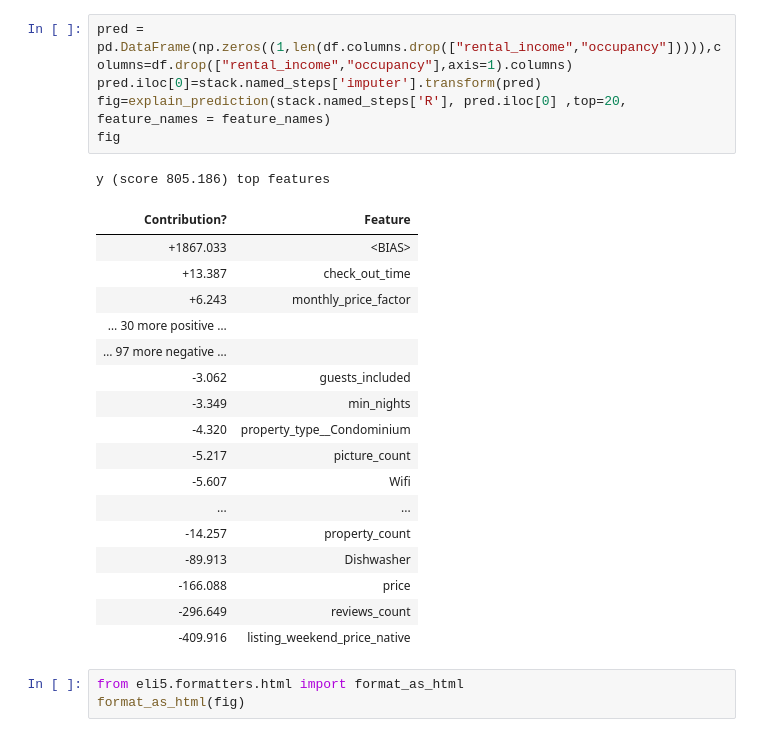
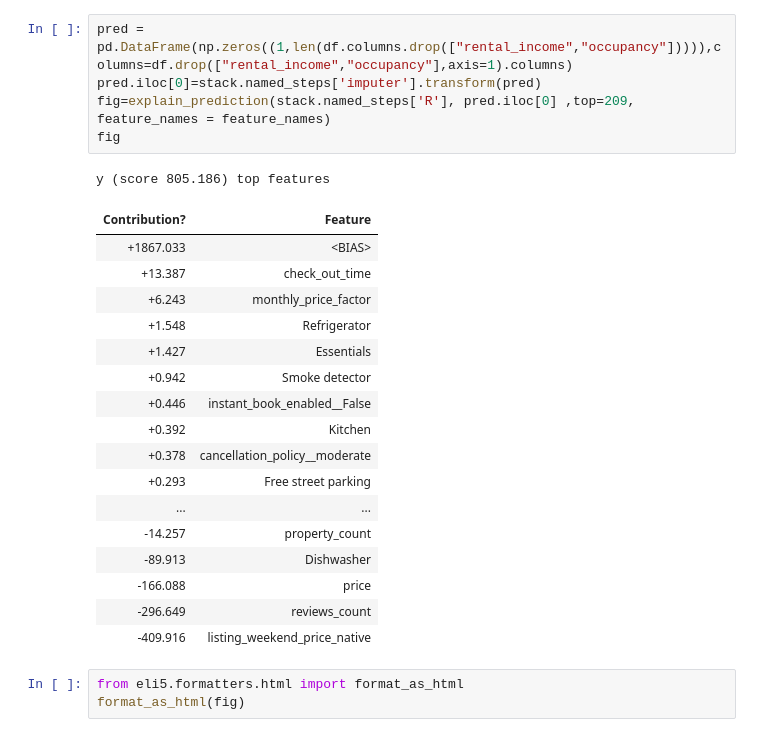
Before and after one commit to npschweizer/Amenity_Valuation, a Jupyter notebook: sample_plots.ipynb, the cells around one changed output. Saved outputs shown, nothing was run; the diff lists cells and outputs as text.

```diff
--- a/sample_plots.ipynb
+++ b/sample_plots.ipynb
@@ -56,21 +48,21 @@ explain_weights(stack.named_steps['R'], top=20, feature_names=feature_names)
 # %%
 pred = pd.DataFrame(np.zeros((1,len(df.columns.drop(["rental_income","occupancy"])))),columns=df.drop(["rental_income","occupancy"],axis=1).columns)
 pred.iloc[0]=stack.named_steps['imputer'].transform(pred)
-fig=explain_prediction(stack.named_steps['R'], pred.iloc[0] ,top=20, feature_names = feature_names)
+fig=explain_prediction(stack.named_steps['R'], pred.iloc[0] ,top=209, feature_names = feature_names)
 fig
 # %% [output]
 y (score 805.186) top features
 | Contribution? | Feature |
 | +1867.033 | <BIAS> |
 | +13.387 | check_out_time |
 | +6.243 | monthly_price_factor |
-| … 30 more positive … |  |
-| … 97 more negative … |  |
-| -3.062 | guests_included |
-| -3.349 | min_nights |
-| -4.320 | property_type__Condominium |
-| -5.217 | picture_count |
-| -5.607 | Wifi |
+| +1.548 | Refrigerator |
+| +1.427 | Essentials |
+| +0.942 | Smoke detector |
+| +0.446 | instant_book_enabled__False |
+| +0.392 | Kitchen |
+| +0.378 | cancellation_policy__moderate |
+| +0.293 | Free street parking |
 | ... | ... |
 | -14.257 | property_count |
 | -89.913 | Dishwasher |
```
Also changed, not shown: parts of 14 cells of this notebook, 3 other files.
